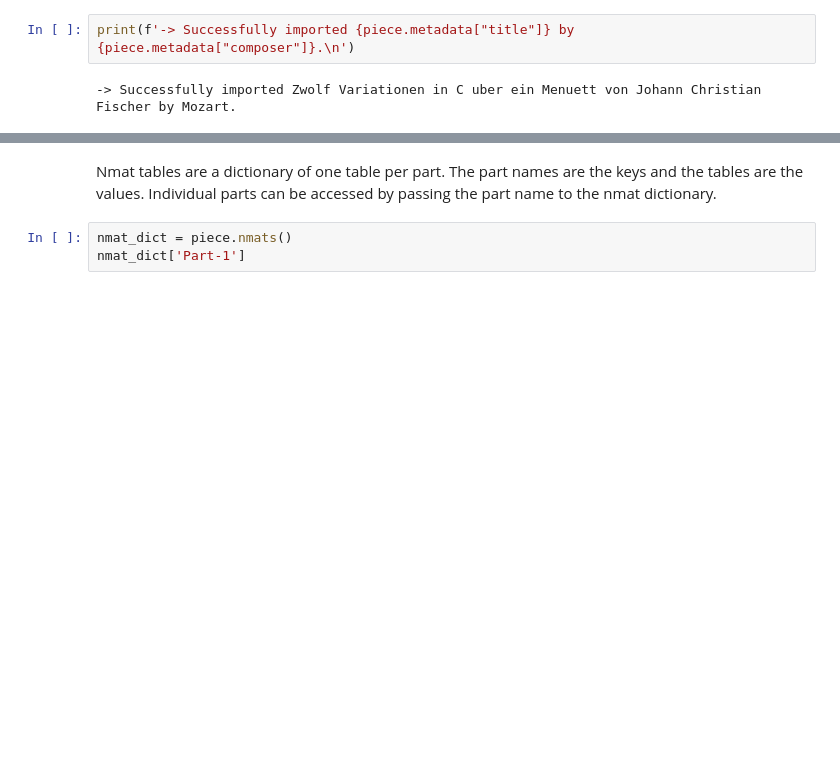
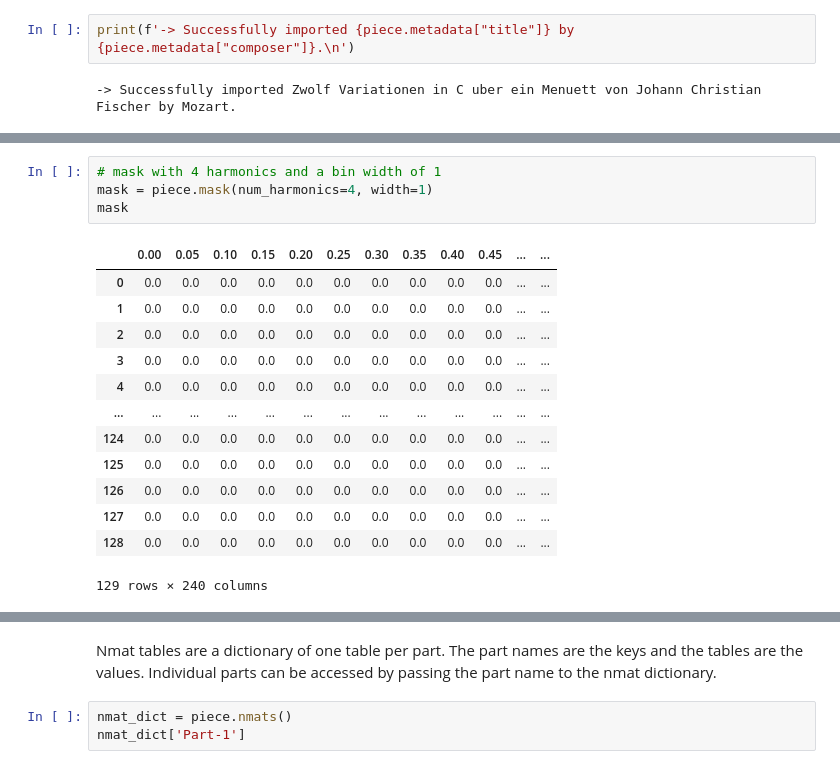
Before and after one commit to jcdevaney/pyAMPACTtutorials, a Jupyter notebook: 02-pyAMPACT_symbolic_Importing.ipynb, the cells around one changed output, grey strips where cells are left out. Drawn from its saved outputs; the diff is of its cells as text; blank space fills up the shorter version.

```diff
--- a/02-pyAMPACT_symbolic_Importing.ipynb
+++ b/02-pyAMPACT_symbolic_Importing.ipynb
@@ -40,0 +179,18 @@ print(f'-> Successfully imported {piece.metadata["title"]} by {piece.metadata["c
+# %%
+# mask with 4 harmonics and a bin width of 1
+mask = piece.mask(num_harmonics=4, width=1)
+mask
+# %% [output]
+|  | 0.00 | 0.05 | 0.10 | 0.15 | 0.20 | 0.25 | 0.30 | 0.35 | 0.40 | 0.45 | ... | ... |
+| 0 | 0.0 | 0.0 | 0.0 | 0.0 | 0.0 | 0.0 | 0.0 | 0.0 | 0.0 | 0.0 | ... | ... |
+| 1 | 0.0 | 0.0 | 0.0 | 0.0 | 0.0 | 0.0 | 0.0 | 0.0 | 0.0 | 0.0 | ... | ... |
+| 2 | 0.0 | 0.0 | 0.0 | 0.0 | 0.0 | 0.0 | 0.0 | 0.0 | 0.0 | 0.0 | ... | ... |
+| 3 | 0.0 | 0.0 | 0.0 | 0.0 | 0.0 | 0.0 | 0.0 | 0.0 | 0.0 | 0.0 | ... | ... |
+| 4 | 0.0 | 0.0 | 0.0 | 0.0 | 0.0 | 0.0 | 0.0 | 0.0 | 0.0 | 0.0 | ... | ... |
+| ... | ... | ... | ... | ... | ... | ... | ... | ... | ... | ... | ... | ... |
+| 124 | 0.0 | 0.0 | 0.0 | 0.0 | 0.0 | 0.0 | 0.0 | 0.0 | 0.0 | 0.0 | ... | ... |
+| 125 | 0.0 | 0.0 | 0.0 | 0.0 | 0.0 | 0.0 | 0.0 | 0.0 | 0.0 | 0.0 | ... | ... |
+| 126 | 0.0 | 0.0 | 0.0 | 0.0 | 0.0 | 0.0 | 0.0 | 0.0 | 0.0 | 0.0 | ... | ... |
+| 127 | 0.0 | 0.0 | 0.0 | 0.0 | 0.0 | 0.0 | 0.0 | 0.0 | 0.0 | 0.0 | ... | ... |
+| 128 | 0.0 | 0.0 | 0.0 | 0.0 | 0.0 | 0.0 | 0.0 | 0.0 | 0.0 | 0.0 | ... | ... |
+129 rows × 240 columns
```
Also changed, not shown: parts of 32 cells of this notebook.
